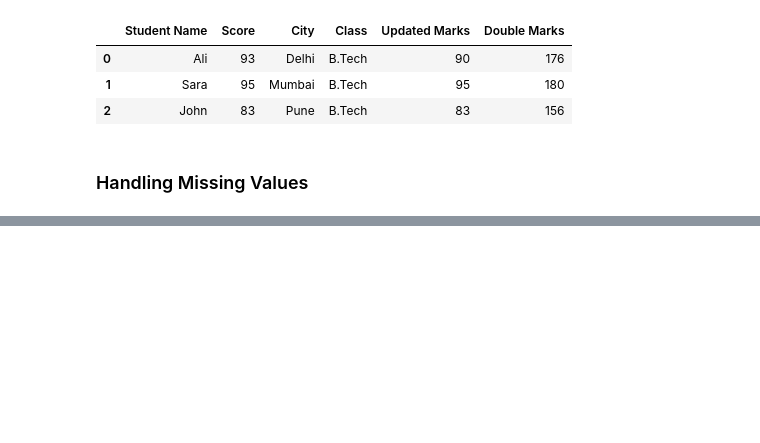
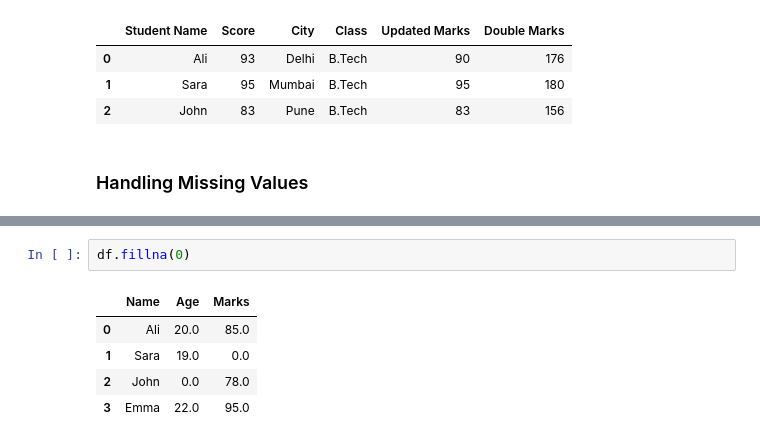
Before and after one commit to Sumaira-K/Python-Libraries, a Jupyter notebook: Pandas/Pandas_practice.ipynb, the cells around one changed output, grey strips where cells are left out. Saved outputs shown, nothing was run; the diff lists cells and outputs as text; blank space fills up the shorter version.

```diff
--- a/Pandas/Pandas_practice.ipynb
+++ b/Pandas/Pandas_practice.ipynb
@@ -568,0 +611,8 @@ df.drop("Age", axis=1)
+# %%
+df.fillna(0)
+# %% [output]
+|  | Name | Age | Marks |
+| 0 | Ali | 20.0 | 85.0 |
+| 1 | Sara | 19.0 | 0.0 |
+| 2 | John | 0.0 | 78.0 |
+| 3 | Emma | 22.0 | 95.0 |
```
Also changed, not shown: parts of 42 cells of this notebook.
